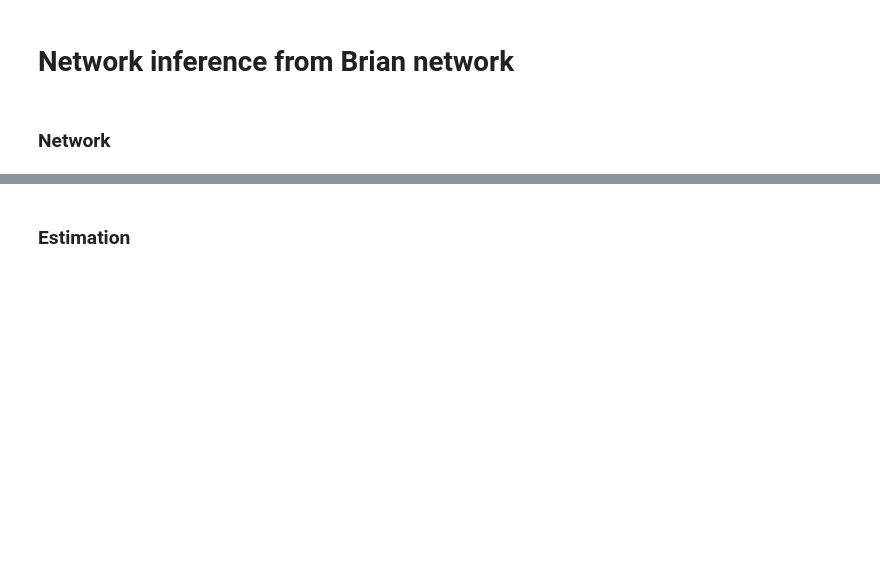
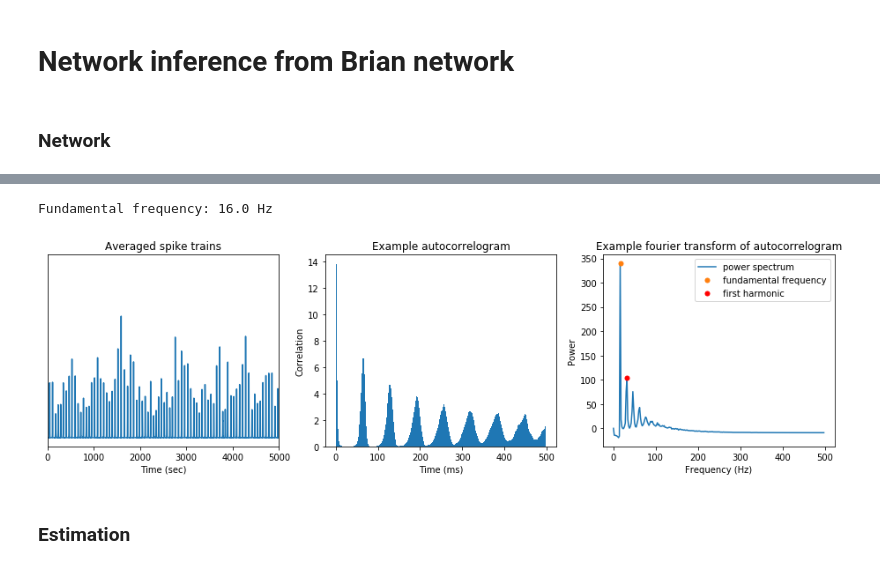
Before and after one commit to yger/inference, a Jupyter notebook: network_inference_brian.ipynb, the cells around one changed output, grey strips where cells are left out. Saved outputs shown, nothing was run; the diff lists cells and outputs as text; code cells hidden in the pictures; blank space fills up the shorter version.

```diff
--- a/network_inference_brian.ipynb
+++ b/network_inference_brian.ipynb
@@ -236,3 +311,65 @@ show()
+# %%
+# population oscillation
+
+def autocorr(x,steps):
+    ac = np.array([np.correlate(x[:-t],x[t:])[0] for t in steps])
+    return ac
+
+stepsize = 1 #ms
+analyse_time = 100 #seconds to include in analysis
+# average firing rate
+av_spikes = np.mean(spikes[:analyse_time*1000],0)
+
+maxlag = 500.0 #ms
+steps = np.arange(stepsize,int(maxlag),stepsize) #omit 0 lag
+cg = np.zeros(len(steps)+1)
+cg[1:] = autocorr(av_spikes[:analyse_time*1000],steps) #autocorrelogram
+cg_hat = np.fft.fft(cg).real # fast fourier transform
+steps = np.insert(steps,0,0) # add 0 lag to vector
+
+n_samp = cg.shape[-1] # n samples
+T = (maxlag/n_samp)/1000.0 #second per sample
+freq = np.fft.fftfreq(n_samp) #normalized frequency
+
+# fundamental frequency:
+cg_hat[0] = 0
+max_f = freq[np.argmax(cg_hat[:n_samp/2])]/T
+
+print 'Fundamental frequency:',max_f,'Hz'
+
+# ----------- PLOTS
+
+f = figure(figsize=(16,4))
+
+# plot average firing
+ax = f.add_subplot(131)
+plot(av_spikes)
+title('Averaged spike trains')
+xlim([0,5000])
+ax.set_yticks([])
+xlabel('Time (sec)')
+
+# plot autocorrelogram
+ax = f.add_subplot(132)
+bar(steps,cg,width=stepsize)
+title('Example autocorrelogram')
+xlabel('Time (ms)')
+ylabel('Correlation')
+
+# plot fourier transform
+ax = f.add_subplot(133)
+plot(freq[:n_samp/2]/T,cg_hat[:n_samp/2],label='power spectrum') #display frequency as cycles/second
+plot(max_f,np.max(cg_hat[:n_samp/2]),'.',ms=10,label='fundamental frequency') #plot funndamental freq
+plot(max_f*2,cg_hat[np.where(freq/T==max_f*2)[0][0]],
+     'r.',ms=10,label='first harmonic') #plot harmonics
+ax.set_title('Example fourier transform of autocorrelogram')
+ylabel('Power')
+xlabel('Frequency (Hz)')
+legend()
+show()
+# %% [output]
+Fundamental frequency: 16.0 Hz
+[figure, added]
 # %% [markdown]
 ### Estimation
 # %%
```
Also changed, not shown: parts of 10 cells of this notebook.
